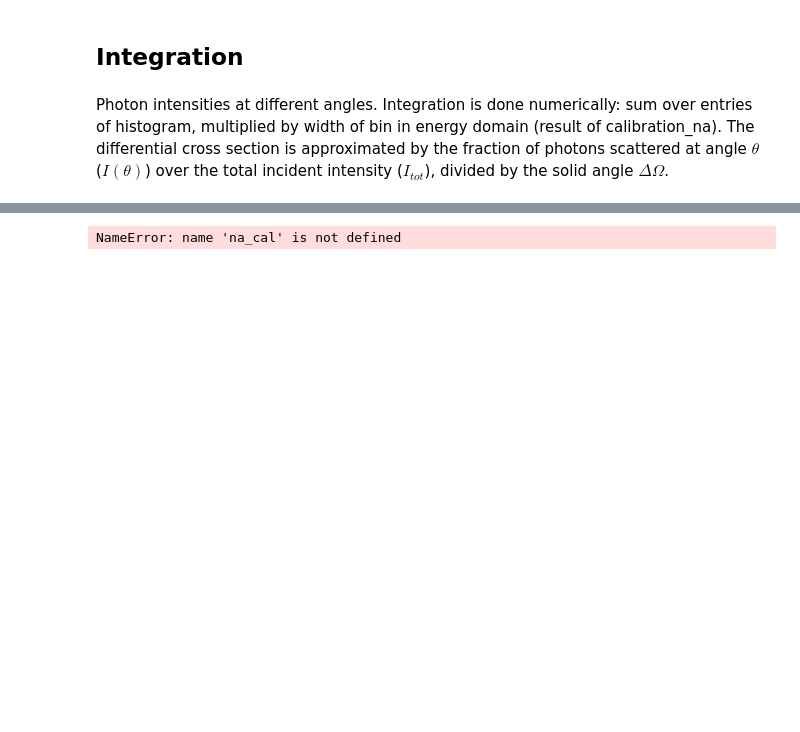
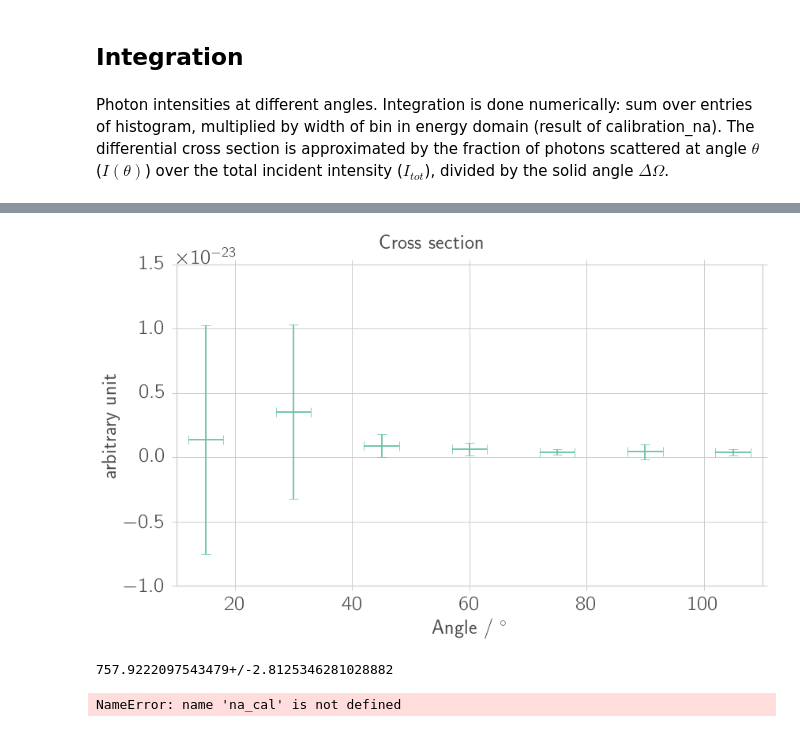
Before and after one commit to Bondzio/fp, a Jupyter notebook: compton/analysis/cross_section.ipynb, the cells around one changed output, grey strips where cells are left out. Drawn from its saved outputs; the diff is of its cells as text; code cells hidden in the pictures; blank space fills up the shorter version.

Commit message:
~~~ Fortgeschrittenen Praktikum ~~~
Added cross sections.

```diff
--- a/compton/analysis/cross_section.ipynb
+++ b/compton/analysis/cross_section.ipynb
@@ -115,3 +246,41 @@ intensity ($I_{tot}$), divided by the solid angle $\Delta \Omega$.
+# %%
+epsilon = un.uarray([0.41,0.45,0.51,0.55,0.63,0.65,0.70],[0.01]*7)
+epsilon_0 = uc.ufloat(0.40,0.01)
+mu = un.uarray([0.091,0.091,0.098,0.108,0.120,0.120,0.120],[0.001]*7)
+mu_0 = uc.ufloat(0.089,0.001)
+d = uc.ufloat(1.45,0.1)
+n_e = 1.34E23
+u = uc.ufloat(4.756,0.1)
+U = uc.ufloat(11.5,0.5)
+D_omega = u**2  / U**2 * np.pi
+# %%
+cross_section = (I  / I_max)  * (epsilon_0 / epsilon) / (n_e * d * D_omega )/ \
+(1 - un.exp(- (mu - mu_0) * d/2))
+# %%
+# Plotting
+angle_error = 3
+fig1, ax1 = plt.subplots(1, 1)
+fixticks(ax1)
+if not save_fig:
+    fig1.suptitle("Cross section")
+ax1.errorbar(theta_na, nom(cross_section), yerr=sam(cross_section),xerr = angle_error,\
+             fmt=",", alpha=0.9,elinewidth=2.0, capsize=6.2, capthick=0.8)
+ax1.set_xlabel("Angle / ^\circ")
+ax1.set_ylabel("arbitrary unit")
+ax1.set_xlim(10,110)
+ax1.grid(True)
+if show_fig:
+    fig1.show()
+if save_fig:
+    file_name = "na_cross_section"
+    fig1.savefig(fig_dir + file_name + ".pdf")
+    fig1.savefig(fig_dir + file_name + ".png")
+# %% [output]
+[figure, added]
+# %%
+coeffs
+# %% [output]
+757.9222097543479+/-2.8125346281028882
 # %%
 dE = na_cal[0] * 16
 i_photon = dE * np.load(npy_dir + 'i_photon_' + str(theta) + '.npy')
```
Also changed, not shown: parts of 14 cells of this notebook, 2 other files.
